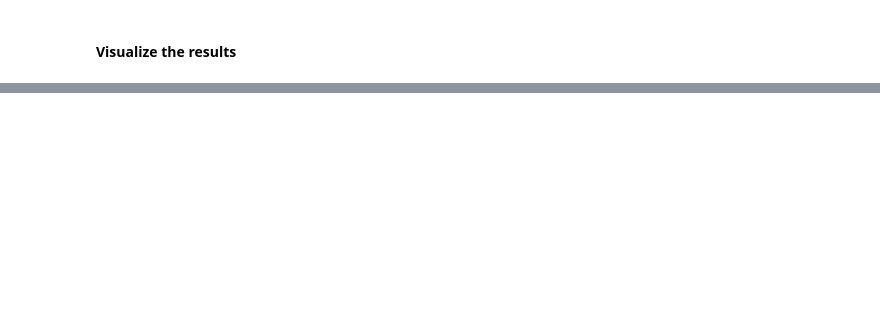
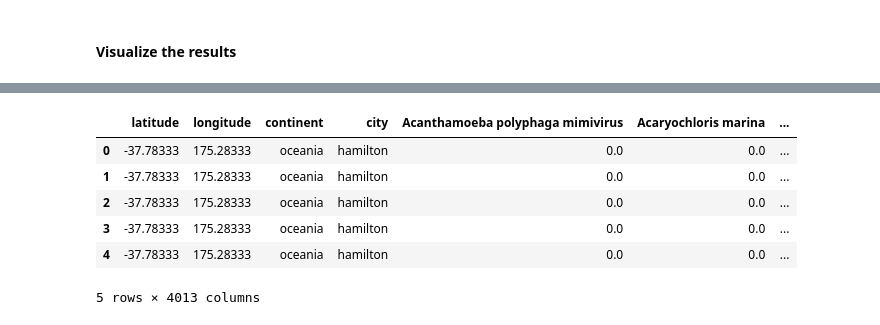
Before and after one commit to ChandrashekarCR/mgps_optimization, a Jupyter notebook: notebooks/metasub_mgps_processing_31032025.ipynb, the cells around one changed output, grey strips where cells are left out. Cells and saved outputs as stored; diff of their text form; code cells hidden in the pictures; blank space fills up the shorter version.

```diff
--- a/notebooks/metasub_mgps_processing_31032025.ipynb
+++ b/notebooks/metasub_mgps_processing_31032025.ipynb
@@ -1161,0 +1126,11 @@ pd.read_csv("/home/inf-21-2024/binp37/data/metasub_global_results.csv")
+# %%
+tax_df = pd.read_csv("./data/metasub/tax_metasub_data.csv")
+tax_df.head()
+# %% [output]
+|  | latitude | longitude | continent | city | Acanthamoeba polyphaga mimivirus | Acaryochloris marina | ... |
+| 0 | -37.78333 | 175.28333 | oceania | hamilton | 0.0 | 0.0 | ... |
+| 1 | -37.78333 | 175.28333 | oceania | hamilton | 0.0 | 0.0 | ... |
+| 2 | -37.78333 | 175.28333 | oceania | hamilton | 0.0 | 0.0 | ... |
+| 3 | -37.78333 | 175.28333 | oceania | hamilton | 0.0 | 0.0 | ... |
+| 4 | -37.78333 | 175.28333 | oceania | hamilton | 0.0 | 0.0 | ... |
+5 rows × 4013 columns
```
Also changed, not shown: parts of 21 cells of this notebook, 9 other files.
